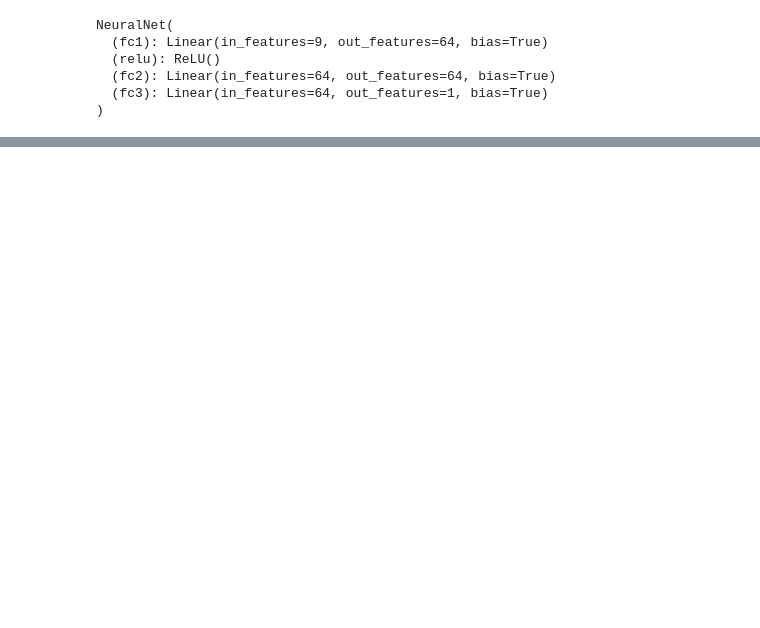
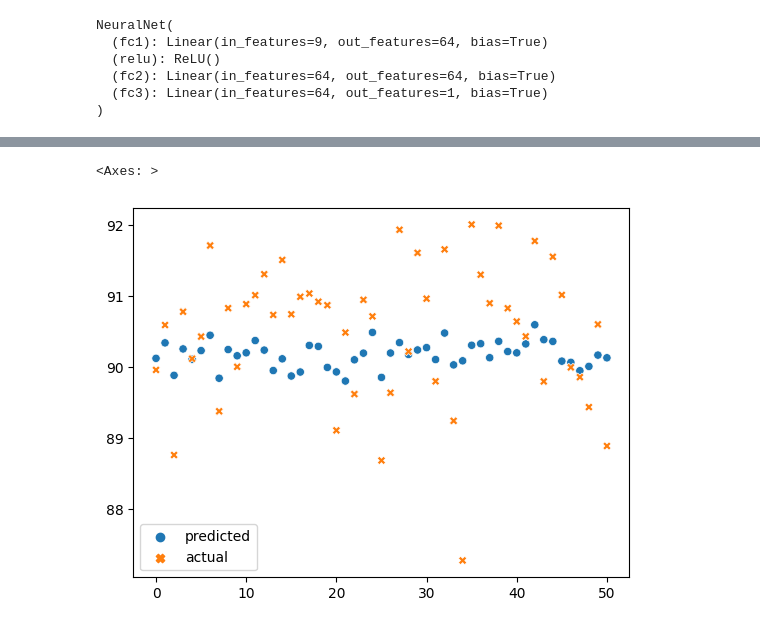
Before and after one commit to andrews-tang/Predicting-the-Recovery-Rate-of-Metal-Ore, a Jupyter notebook: using_neural_net.ipynb, the cells around one changed output, grey strips where cells are left out. Saved outputs shown, nothing was run; the diff lists cells and outputs as text; code cells hidden in the pictures; blank space fills up the shorter version.

Commit message:
compare predicted and actual values

```diff
--- a/using_neural_net.ipynb
+++ b/using_neural_net.ipynb
@@ -16,13 +17,18 @@ y_train = train_df[['Recovery(%)']]
 X_test = test_df.drop('Recovery(%)', axis = 1)
 y_test = test_df[['Recovery(%)']]
 
-scaler = MinMaxScaler()
-X_train_normalized = scaler.fit_transform(X_train)
-X_test_normalized = scaler.transform(X_test)
+scaler_X = MinMaxScaler()
+scaler_Y = MinMaxScaler()
+X_train_normalized = scaler_X.fit_transform(X_train)
+X_test_normalized = scaler_X.transform(X_test)
+
+
+y_train_normalized = scaler_Y.fit_transform(y_train)
+y_test_normalized = scaler_Y.transform(y_test)
 
 
 X_train_tensor = torch.tensor(X_train_normalized, dtype=torch.float32)
 X_test_tensor = torch.tensor(X_test_normalized, dtype=torch.float32)
-y_train_tensor = torch.tensor(y_train.values, dtype=torch.float32)
-y_test_tensor = torch.tensor(y_test.values, dtype=torch.float32)
+y_train_tensor = torch.tensor(y_train_normalized, dtype=torch.float32)
+y_test_tensor = torch.tensor(y_test_normalized, dtype=torch.float32)
 # %%
@@ -106,4 +107,4 @@ Epoch 2000/2000, Loss: 0.17031198740005493
 # %%
 # Make predictions on the test data
 with torch.no_grad():
-    predicted = model(X_test_tensor)
+    predicted_scaled = model(X_test_tensor)
@@ -149,0 +111,5 @@ tensor([[87.9612],
+# %%
+predicted_unscaled = scaler_Y.inverse_transform(predicted_scaled)
+# %%
+compare_df = pd.DataFrame(predicted_unscaled, columns=['predicted'])
+compare_df['actual'] = y_test.values
@@ -149,0 +130,5 @@ tensor([[87.9612],
+# %%
+sns.scatterplot(compare_df)
+# %% [output]
+<Axes: >
+[figure, added]
```
Also changed, not shown: parts of 6 cells of this notebook.
